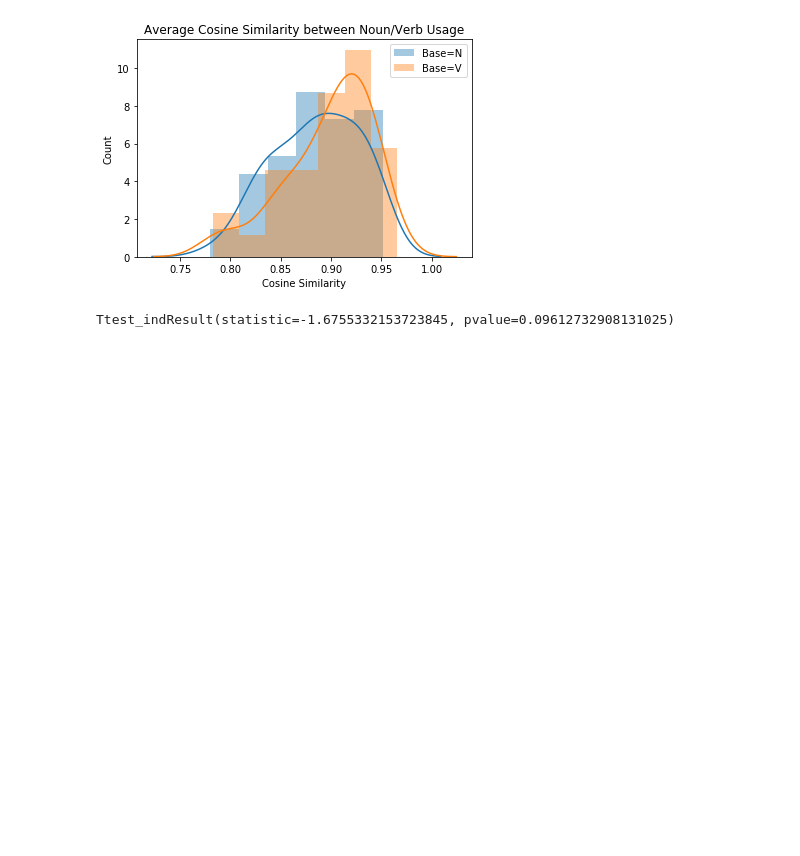
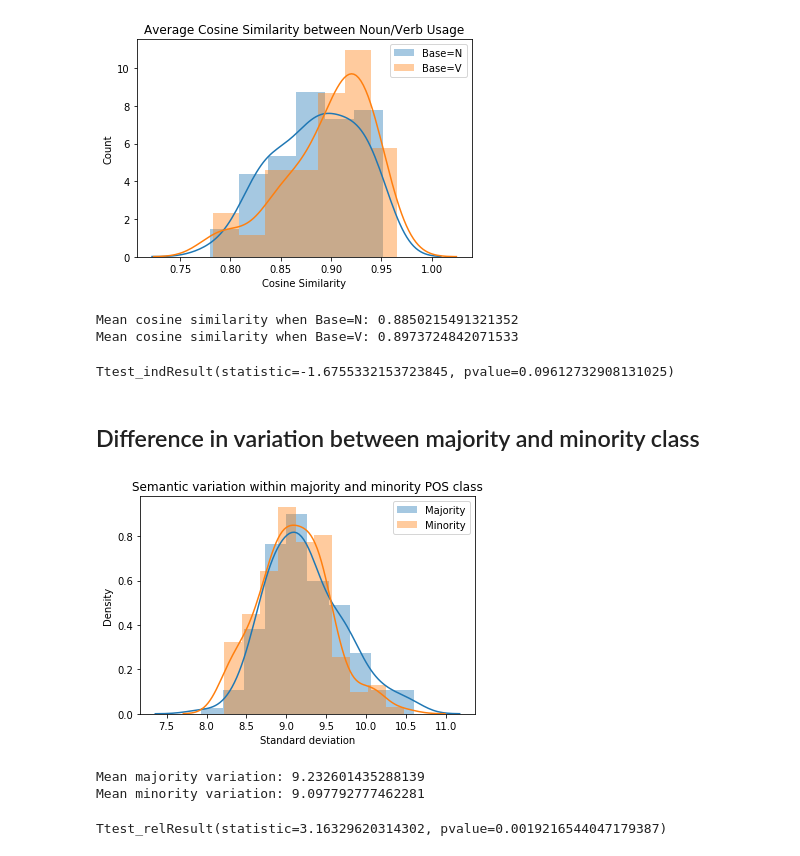
Before and after one commit to SPOClab-ca/word-class-flexibility, a Jupyter notebook: notebooks/ELMoPlusBERT.ipynb, the cells around one changed output. Drawn from its saved outputs; the diff is of its cells as text; code cells hidden in the pictures; blank space fills up the shorter version.

```diff
--- a/notebooks/ELMoPlusBERT.ipynb
+++ b/notebooks/ELMoPlusBERT.ipynb
@@ -133,5 +136,11 @@ plot.set(title="Average Cosine Similarity between Noun/Verb Usage",
 plt.show()
 # %% [output]
 [figure]
+# %%
+print('Mean cosine similarity when Base=N:', np.mean(lemma_count_df[lemma_count_df.majority_tag == 'NOUN'].nv_cosine_similarity))
+print('Mean cosine similarity when Base=V:', np.mean(lemma_count_df[lemma_count_df.majority_tag == 'VERB'].nv_cosine_similarity))
+# %% [output]
+Mean cosine similarity when Base=N: 0.8850215491321352
+Mean cosine similarity when Base=V: 0.8973724842071533
 # %%
 # T-test of difference in mean
@@ -140,3 +148,27 @@ scipy.stats.ttest_ind(lemma_count_df[lemma_count_df.majority_tag == 'NOUN'].nv_c
                       lemma_count_df[lemma_count_df.majority_tag == 'VERB'].nv_cosine_similarity)
 # %% [output]
 Ttest_indResult(statistic=-1.6755332153723845, pvalue=0.09612732908131025)
+# %% [markdown]
+## Difference in variation between majority and minority class
+# %%
+majority_variation = np.where(lemma_count_df.majority_tag == 'NOUN', lemma_count_df.n_variation, lemma_count_df.v_variation)
+minority_variation = np.where(lemma_count_df.majority_tag == 'NOUN', lemma_count_df.v_variation, lemma_count_df.n_variation)
+plot = sns.distplot(majority_variation, label='Majority')
+plot = sns.distplot(minority_variation, label='Minority')
+plt.legend()
+plot.set(title="Semantic variation within majority and minority POS class",
+         xlabel="Standard deviation", ylabel="Density")
+plt.show()
+# %% [output]
+[figure, added]
+# %%
+print('Mean majority variation:', np.mean(majority_variation))
+print('Mean minority variation:', np.mean(minority_variation))
+# %% [output]
+Mean majority variation: 9.232601435288139
+Mean minority variation: 9.097792777462281
+# %%
+# Paired t-test for difference
+scipy.stats.ttest_rel(majority_variation, minority_variation)
+# %% [output]
+Ttest_relResult(statistic=3.16329620314302, pvalue=0.0019216544047179387)
```
Also changed, not shown: parts of 6 cells of this notebook, 1 other file.
